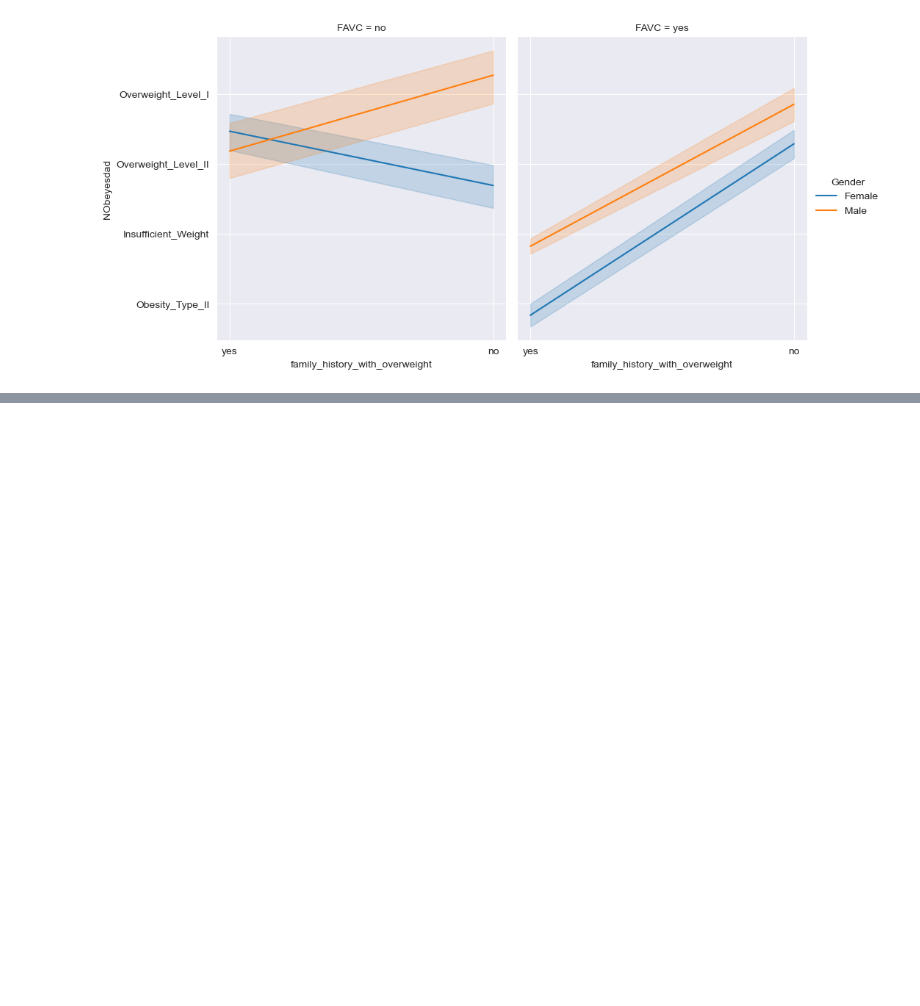
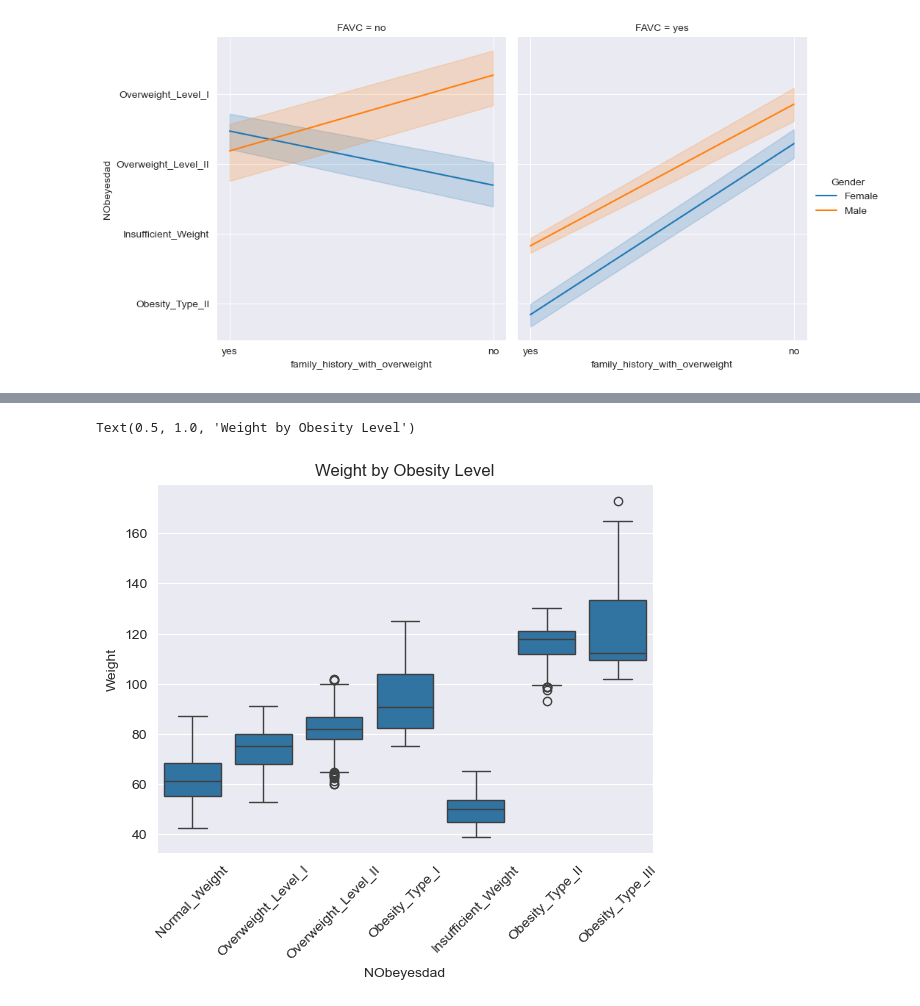
Before and after one commit to NnekaAsuzu/Obesity, a Jupyter notebook: src/RM1.ipynb, the cells around one changed output, grey strips where cells are left out. Saved outputs shown, nothing was run; the diff lists cells and outputs as text; code cells hidden in the pictures; blank space fills up the shorter version.

```diff
--- a/src/RM1.ipynb
+++ b/src/RM1.ipynb
@@ -80,0 +88,7 @@ daysplot = sns.relplot(
+# %%
+sns.boxplot(data=obesity, x='NObeyesdad', y='Weight')
+plt.xticks(rotation=45)
+plt.title("Weight by Obesity Level")
+# %% [output]
+Text(0.5, 1.0, 'Weight by Obesity Level')
+[figure, added]
```
Also changed, not shown: parts of 4 cells of this notebook.
